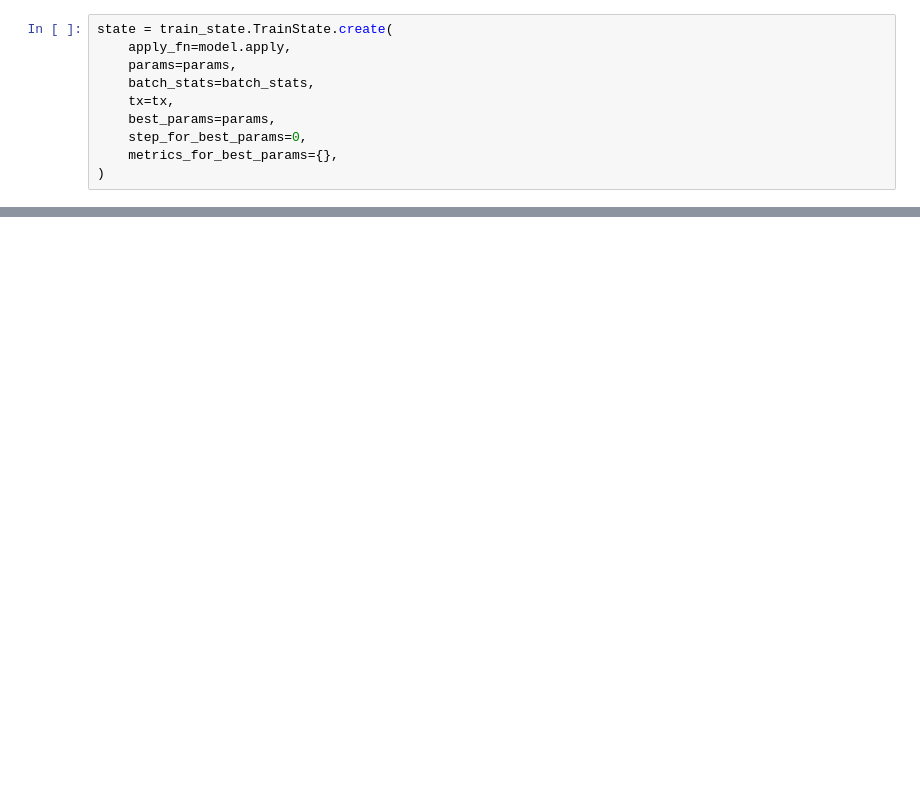
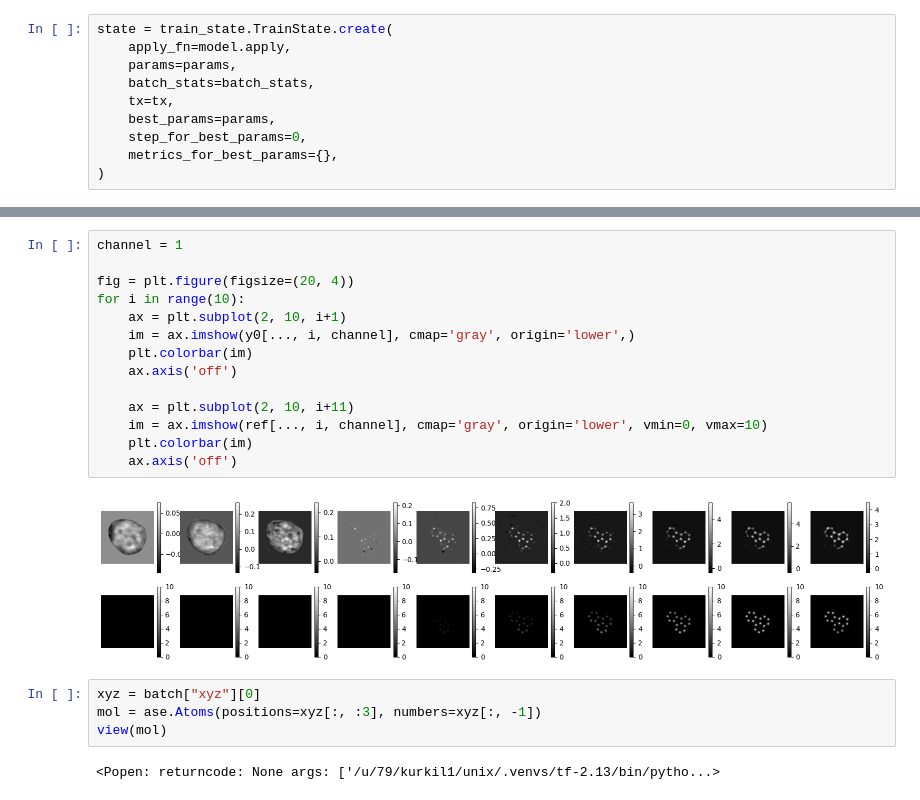
Before and after one commit to LauriKurki/molecule-net, a Jupyter notebook: notebooks/model_test.ipynb, the cells around one changed output, grey strips where cells are left out. Cells and saved outputs as stored; diff of their text form; blank space fills up the shorter version.

```diff
--- a/notebooks/model_test.ipynb
+++ b/notebooks/model_test.ipynb
@@ -130,0 +239,22 @@ Metric.from_output.<locals>.FromOutput(total=Array(0.00385207, dtype=float32), c
+# %%
+channel = 1
+
+fig = plt.figure(figsize=(20, 4))
+for i in range(10):
+    ax = plt.subplot(2, 10, i+1)
+    im = ax.imshow(y0[..., i, channel], cmap='gray', origin='lower',)
+    plt.colorbar(im)
+    ax.axis('off')
+
+    ax = plt.subplot(2, 10, i+11)
+    im = ax.imshow(ref[..., i, channel], cmap='gray', origin='lower', vmin=0, vmax=10)
+    plt.colorbar(im)
+    ax.axis('off')
+# %% [output]
+[figure, added]
+# %%
+xyz = batch["xyz"][0]
+mol = ase.Atoms(positions=xyz[:, :3], numbers=xyz[:, -1])
+view(mol)
+# %% [output]
+<Popen: returncode: None args: ['/u/79/kurkil1/unix/.venvs/tf-2.13/bin/pytho...>
```
Also changed, not shown: parts of 8 cells of this notebook, 1 other file.
